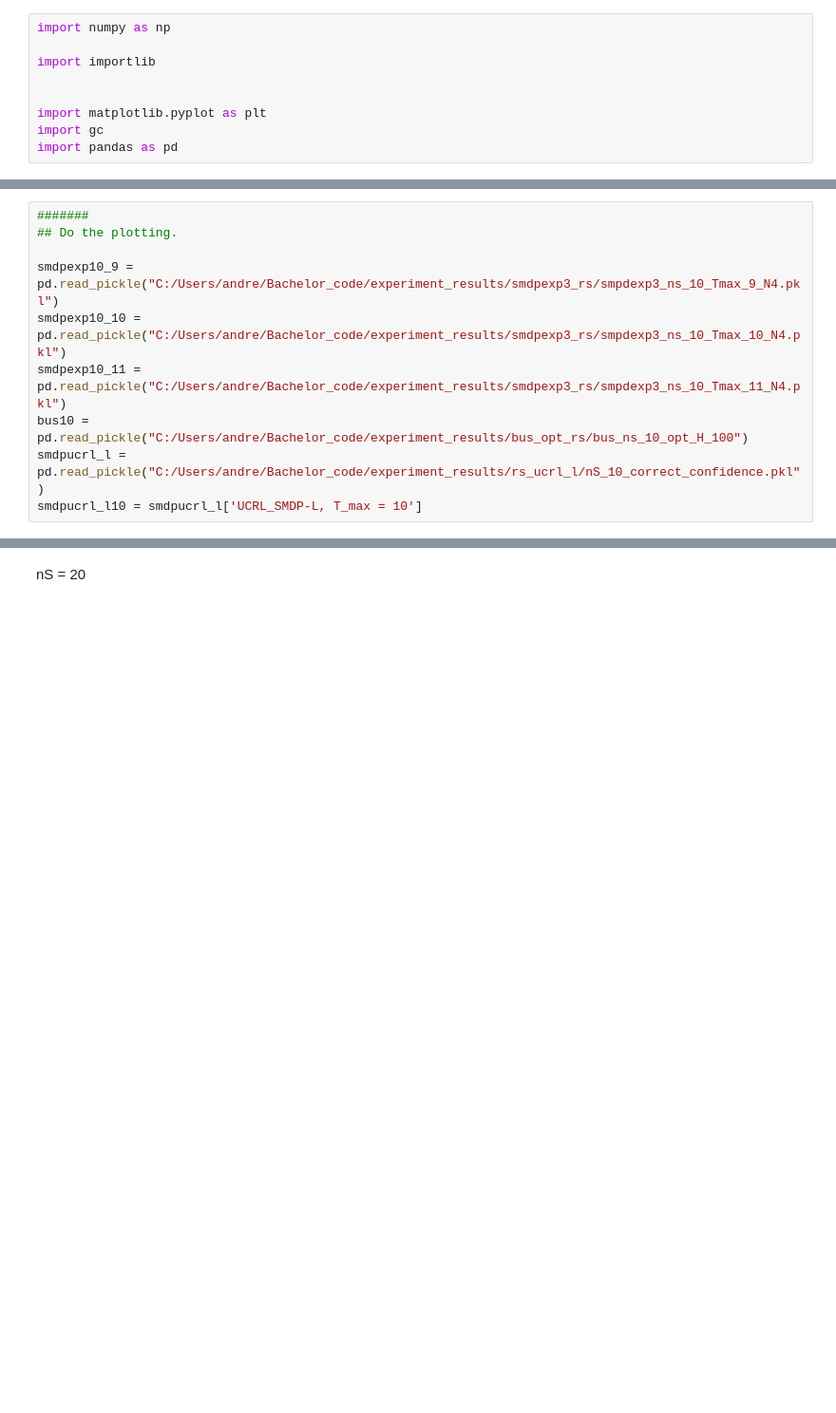
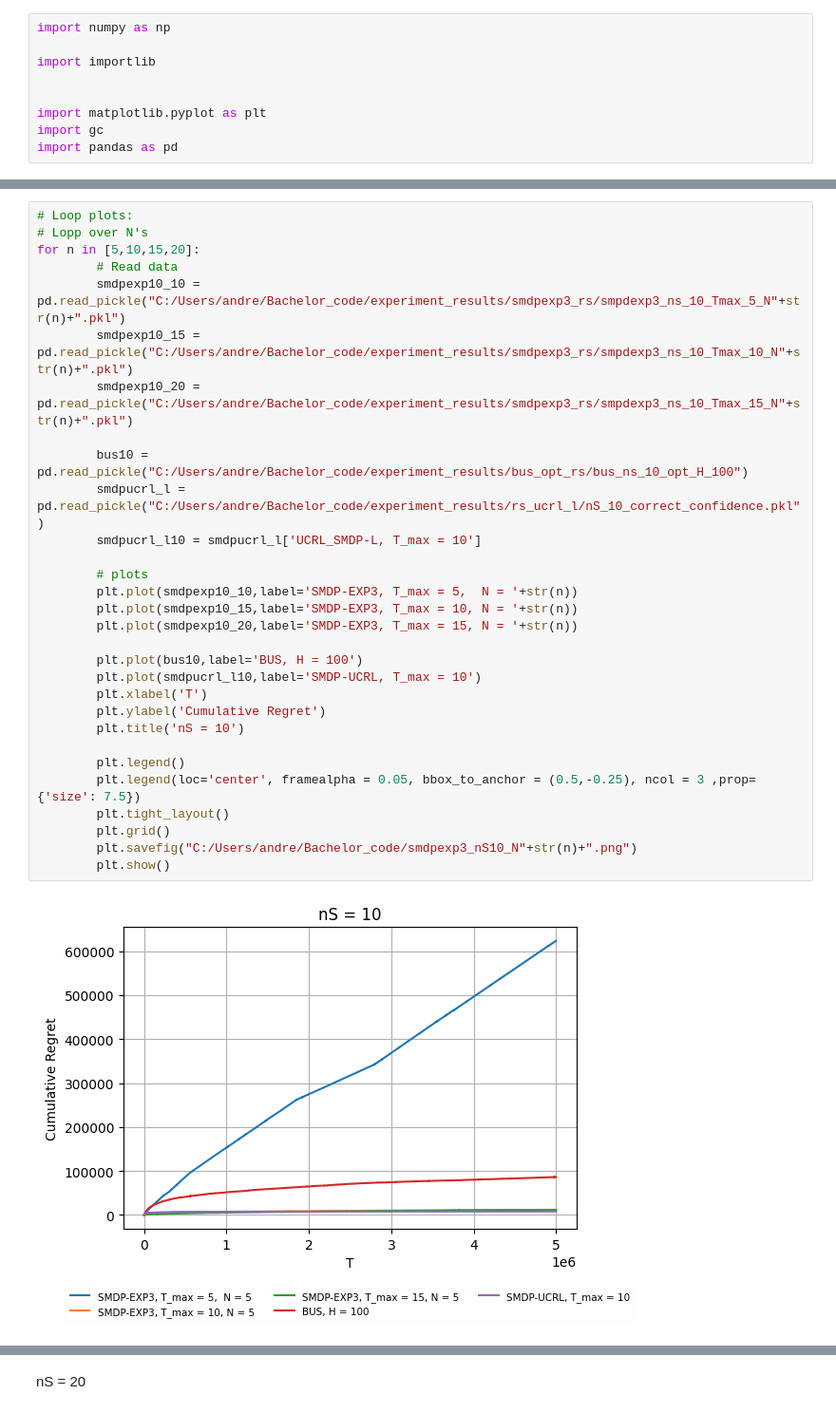
Before and after one commit to Asbjoern00/Bachelor_code, a Jupyter notebook: non_numba_code/experiments_smdpexp3.ipynb, the cells around one changed output, grey strips where cells are left out. Shown at 95% size. Cells and saved outputs as stored; diff of their text form; blank space fills up the shorter version.

Commit message:
SMDP-EXP3. Hopefully last commit.

```diff
--- a/non_numba_code/experiments_smdpexp3.ipynb
+++ b/non_numba_code/experiments_smdpexp3.ipynb
@@ -14,10 +11,0 @@ nS = 10:
-# %%
-#######
-## Do the plotting.
-
-smdpexp10_9 = pd.read_pickle("C:/Users/andre/Bachelor_code/experiment_results/smdpexp3_rs/smpdexp3_ns_10_Tmax_9_N4.pkl")
-smdpexp10_10 = pd.read_pickle("C:/Users/andre/Bachelor_code/experiment_results/smdpexp3_rs/smpdexp3_ns_10_Tmax_10_N4.pkl")
-smdpexp10_11 = pd.read_pickle("C:/Users/andre/Bachelor_code/experiment_results/smdpexp3_rs/smpdexp3_ns_10_Tmax_11_N4.pkl")
-bus10 = pd.read_pickle("C:/Users/andre/Bachelor_code/experiment_results/bus_opt_rs/bus_ns_10_opt_H_100")
-smdpucrl_l =  pd.read_pickle("C:/Users/andre/Bachelor_code/experiment_results/rs_ucrl_l/nS_10_correct_confidence.pkl")
-smdpucrl_l10 = smdpucrl_l['UCRL_SMDP-L, T_max = 10']
@@ -34,0 +14,32 @@ plt.show()
+# %%
+# Loop plots:
+# Lopp over N's
+for n in [5,10,15,20]:
+        # Read data
+        smdpexp10_10 = pd.read_pickle("C:/Users/andre/Bachelor_code/experiment_results/smdpexp3_rs/smpdexp3_ns_10_Tmax_5_N"+str(n)+".pkl")
+        smdpexp10_15 = pd.read_pickle("C:/Users/andre/Bachelor_code/experiment_results/smdpexp3_rs/smpdexp3_ns_10_Tmax_10_N"+str(n)+".pkl")
+        smdpexp10_20 = pd.read_pickle("C:/Users/andre/Bachelor_code/experiment_results/smdpexp3_rs/smpdexp3_ns_10_Tmax_15_N"+str(n)+".pkl")
+
+        bus10 = pd.read_pickle("C:/Users/andre/Bachelor_code/experiment_results/bus_opt_rs/bus_ns_10_opt_H_100")
+        smdpucrl_l =  pd.read_pickle("C:/Users/andre/Bachelor_code/experiment_results/rs_ucrl_l/nS_10_correct_confidence.pkl")
+        smdpucrl_l10 = smdpucrl_l['UCRL_SMDP-L, T_max = 10']
+
+        # plots
+        plt.plot(smdpexp10_10,label='SMDP-EXP3, T_max = 5,  N = '+str(n))
+        plt.plot(smdpexp10_15,label='SMDP-EXP3, T_max = 10, N = '+str(n))
+        plt.plot(smdpexp10_20,label='SMDP-EXP3, T_max = 15, N = '+str(n))
+
+        plt.plot(bus10,label='BUS, H = 100')
+        plt.plot(smdpucrl_l10,label='SMDP-UCRL, T_max = 10')
+        plt.xlabel('T')
+        plt.ylabel('Cumulative Regret')
+        plt.title('nS = 10')
+
+        plt.legend()
+        plt.legend(loc='center', framealpha = 0.05, bbox_to_anchor = (0.5,-0.25), ncol = 3 ,prop={'size': 7.5})
+        plt.tight_layout()
+        plt.grid()
+        plt.savefig("C:/Users/andre/Bachelor_code/smdpexp3_nS10_N"+str(n)+".png")
+        plt.show()
+# %% [output]
+[figure, added]
```
Also changed, not shown: parts of 7 cells of this notebook, 7 other files.
